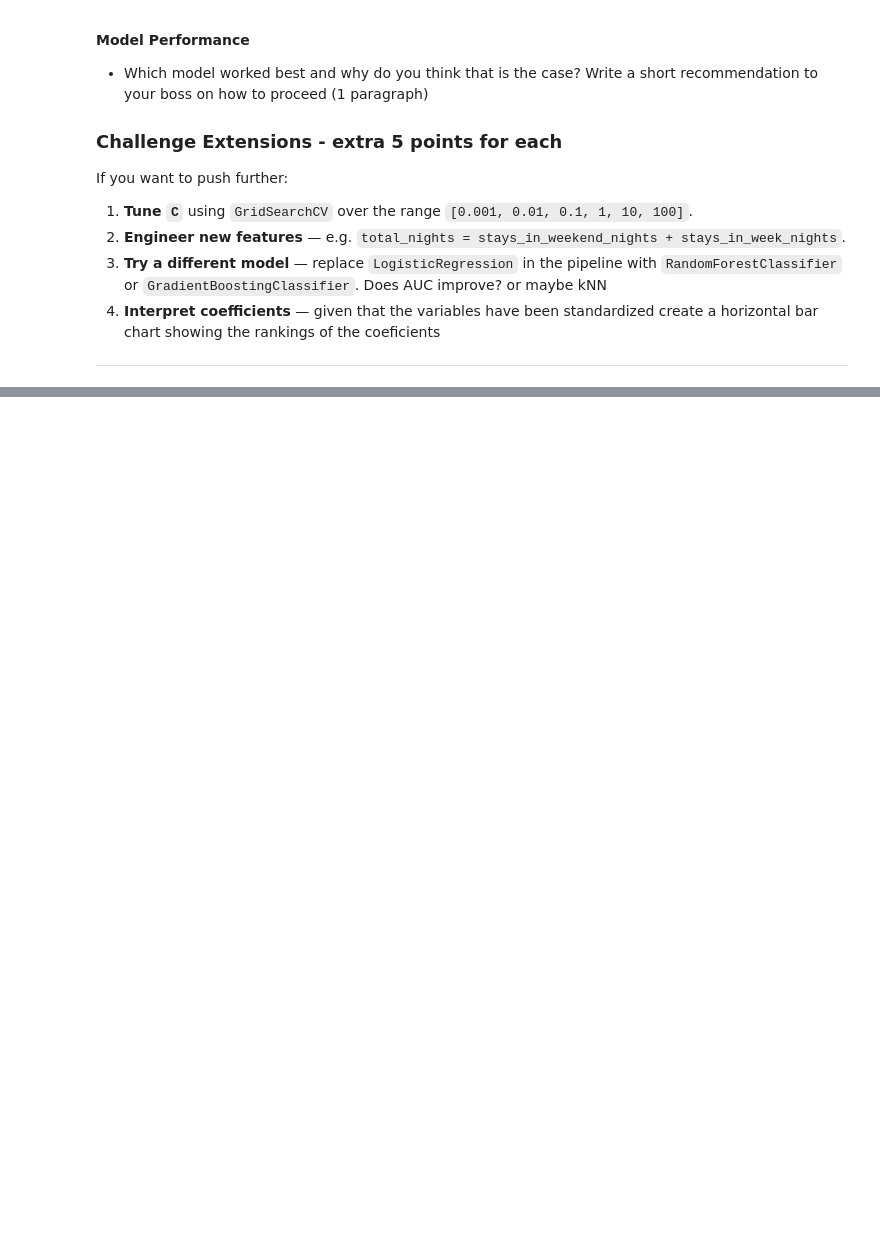
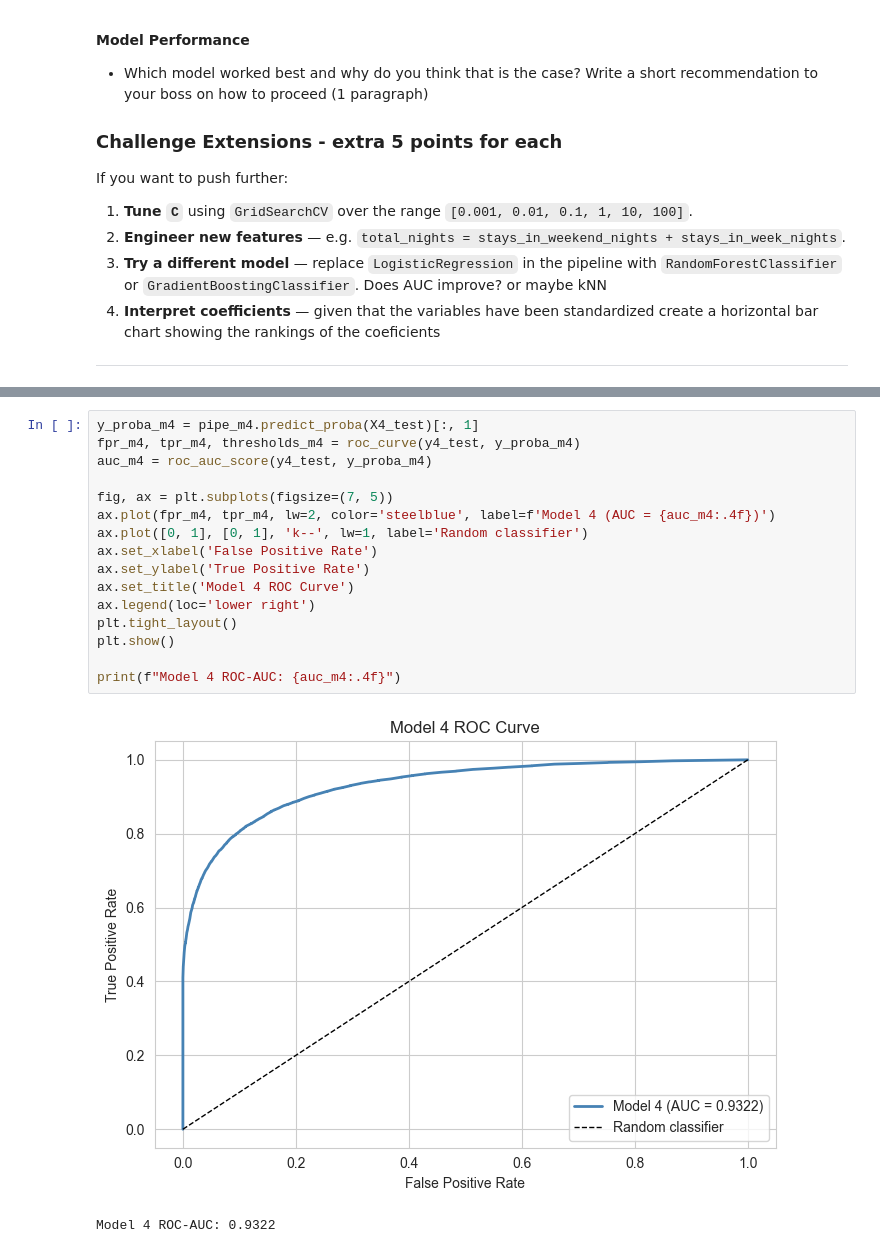
Before and after one commit to JedDataScience/week_8, a Jupyter notebook: hotel_cancellation_lab.ipynb, the cells around one changed output, grey strips where cells are left out. Cells and saved outputs as stored; diff of their text form; blank space fills up the shorter version.

```diff
--- a/hotel_cancellation_lab.ipynb
+++ b/hotel_cancellation_lab.ipynb
@@ -716,0 +785,19 @@ the rankings of the coeficients
+# %%
+y_proba_m4 = pipe_m4.predict_proba(X4_test)[:, 1]
+fpr_m4, tpr_m4, thresholds_m4 = roc_curve(y4_test, y_proba_m4)
+auc_m4 = roc_auc_score(y4_test, y_proba_m4)
+
+fig, ax = plt.subplots(figsize=(7, 5))
+ax.plot(fpr_m4, tpr_m4, lw=2, color='steelblue', label=f'Model 4 (AUC = {auc_m4:.4f})')
+ax.plot([0, 1], [0, 1], 'k--', lw=1, label='Random classifier')
+ax.set_xlabel('False Positive Rate')
+ax.set_ylabel('True Positive Rate')
+ax.set_title('Model 4 ROC Curve')
+ax.legend(loc='lower right')
+plt.tight_layout()
+plt.show()
+
+print(f"Model 4 ROC-AUC: {auc_m4:.4f}")
+# %% [output]
+[figure, added]
+Model 4 ROC-AUC: 0.9322
```
Also changed, not shown: parts of 8 cells of this notebook.
